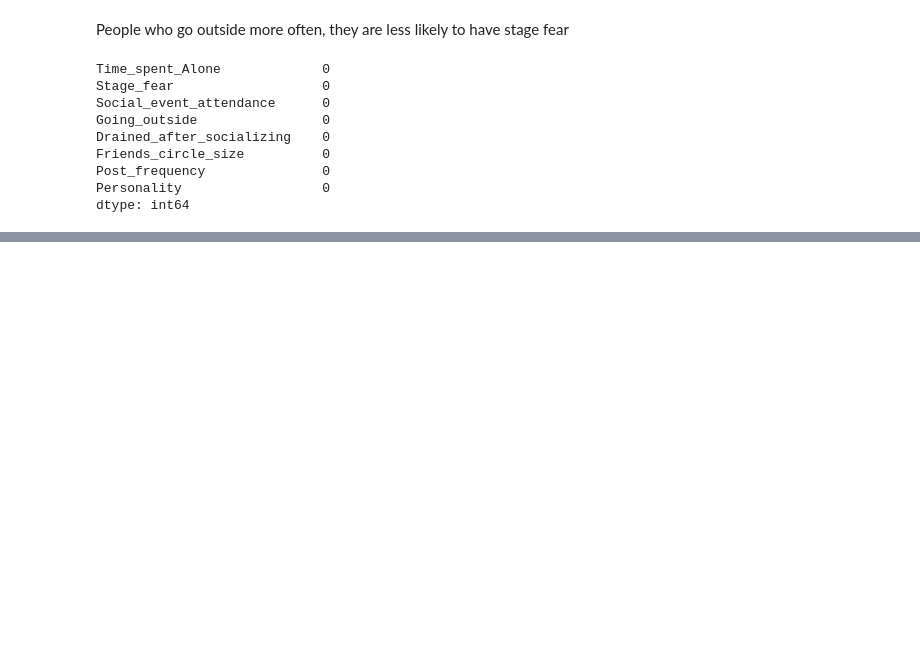
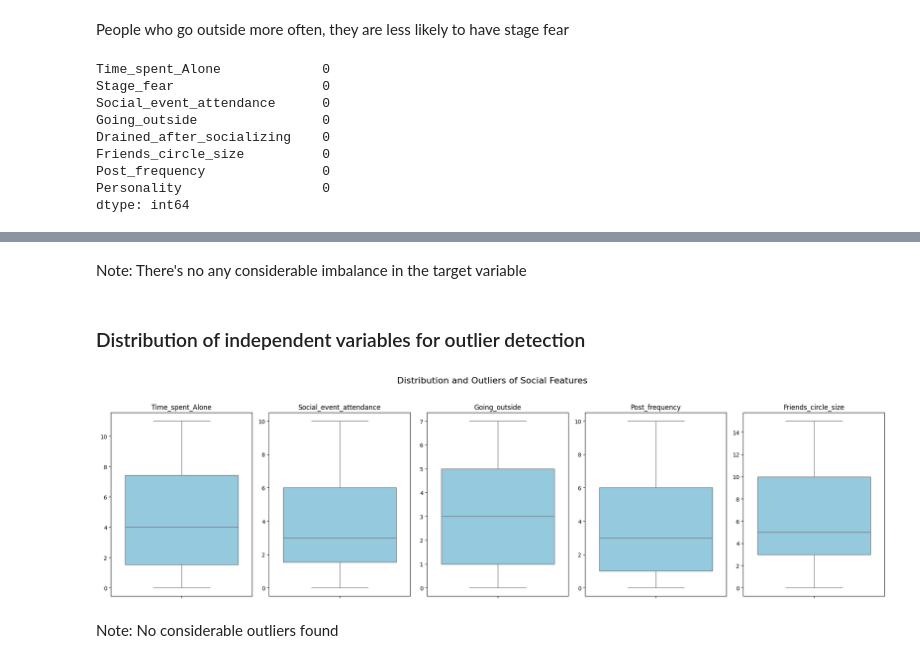
Before and after one commit to rivindu-ashinsa/introvert-extrovert-classifier, a Jupyter notebook: notebooks/training.ipynb, the cells around one changed output, grey strips where cells are left out. Saved outputs shown, nothing was run; the diff lists cells and outputs as text; code cells hidden in the pictures; blank space fills up the shorter version.

```diff
--- a/notebooks/training.ipynb
+++ b/notebooks/training.ipynb
@@ -392,0 +412,24 @@ dtype: int64
+# %% [markdown]
+Note: There's no any considerable imbalance in the target variable
+# %% [markdown]
+### Distribution of independent variables for outlier detection
+# %%
+import seaborn as sns
+import matplotlib.pyplot as plt
+
+features = ['Time_spent_Alone', 'Social_event_attendance', 'Going_outside', 'Post_frequency', 'Friends_circle_size']
+
+fig, axes = plt.subplots(1, 5, figsize=(20, 6))
+fig.suptitle('Distribution and Outliers of Social Features', fontsize=16)
+
+for i, col in enumerate(features):
+    sns.boxplot(data=df, y=col, ax=axes[i], color='skyblue')
+    axes[i].set_title(col)
+    axes[i].set_ylabel('')
+
+plt.tight_layout(rect=[0, 0.03, 1, 0.95])
+plt.show()
+# %% [output]
+[figure, added]
+# %% [markdown]
+Note: No considerable outliers found
```
Also changed, not shown: parts of 2 cells of this notebook.
